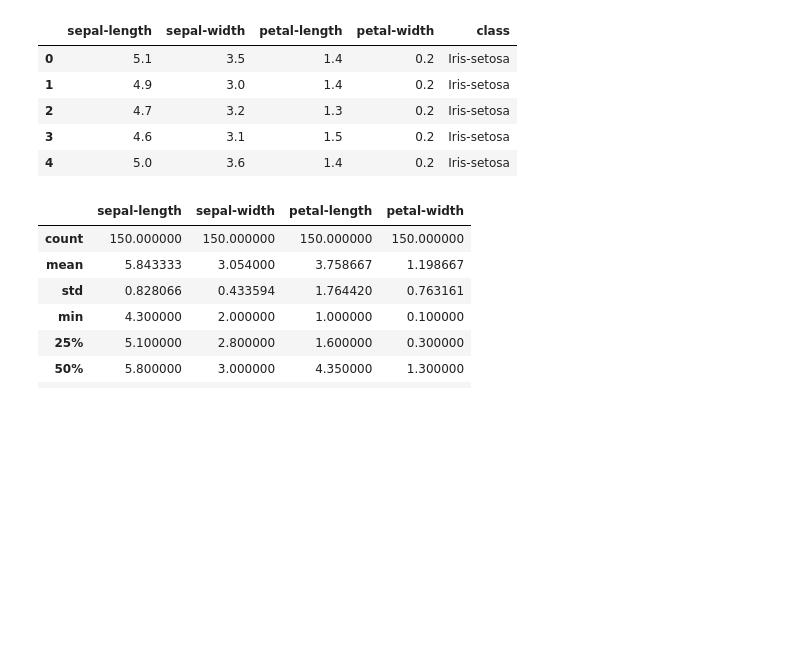
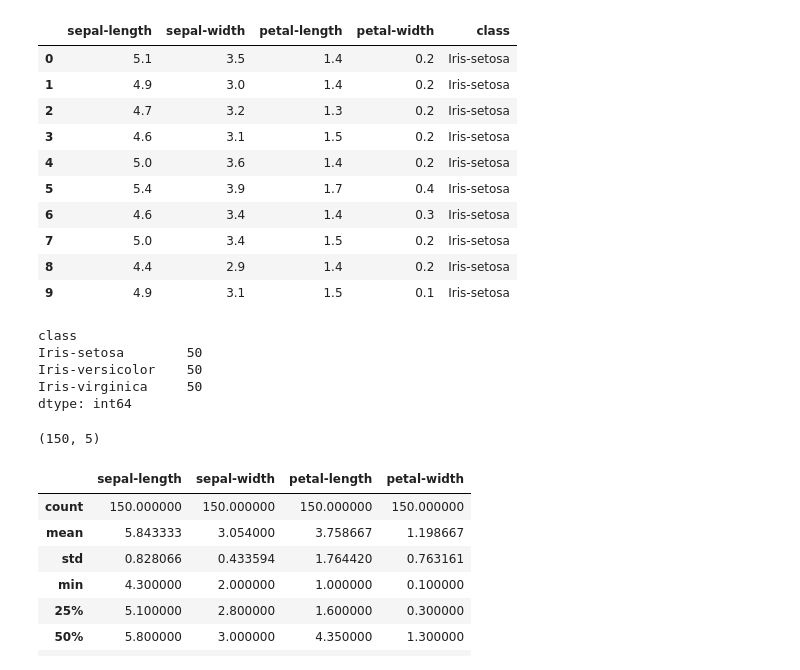
Before and after one commit to githubfoam/jupyter-notebooks, a Jupyter notebook: basic_statistics.ipynb, the cells around one changed output. Saved outputs shown, nothing was run; the diff lists cells and outputs as text; code cells hidden in the pictures; blank space fills up the shorter version.

```diff
--- a/basic_statistics.ipynb
+++ b/basic_statistics.ipynb
@@ -12,15 +28,34 @@ names = ['sepal-length', 'sepal-width', 'petal-length', 'petal-width', 'class']
 data = pd.read_csv(url, names=names)
 # data = pd.read_csv("http://archive.ics.uci.edu/ml/machine-learning-databases/iris/iris.data")
 # %%
-# 2. View the data as a table
-data.head()
+# 2. View the data as a table, first 10 rows
+data.head(10)
 # %% [output]
 |  | sepal-length | sepal-width | petal-length | petal-width | class |
 | 0 | 5.1 | 3.5 | 1.4 | 0.2 | Iris-setosa |
 | 1 | 4.9 | 3.0 | 1.4 | 0.2 | Iris-setosa |
 | 2 | 4.7 | 3.2 | 1.3 | 0.2 | Iris-setosa |
 | 3 | 4.6 | 3.1 | 1.5 | 0.2 | Iris-setosa |
 | 4 | 5.0 | 3.6 | 1.4 | 0.2 | Iris-setosa |
+| 5 | 5.4 | 3.9 | 1.7 | 0.4 | Iris-setosa |
+| 6 | 4.6 | 3.4 | 1.4 | 0.3 | Iris-setosa |
+| 7 | 5.0 | 3.4 | 1.5 | 0.2 | Iris-setosa |
+| 8 | 4.4 | 2.9 | 1.4 | 0.2 | Iris-setosa |
+| 9 | 4.9 | 3.1 | 1.5 | 0.1 | Iris-setosa |
+# %%
+# the number of instances (rows) that belong to each class
+print(dataset.groupby('class').size())
+# %% [output]
+class
+Iris-setosa        50
+Iris-versicolor    50
+Iris-virginica     50
+dtype: int64
+# %%
+# 150 instances (rows) and 5 attributes (columns)
+print(data.shape)
+# %% [output]
+(150, 5)
 # %%
 # Basic Statistics Summary
 # describe()- will returns the quick stats such as count, mean, std (standard deviation),
```
Also changed, not shown: parts of 15 cells of this notebook.
